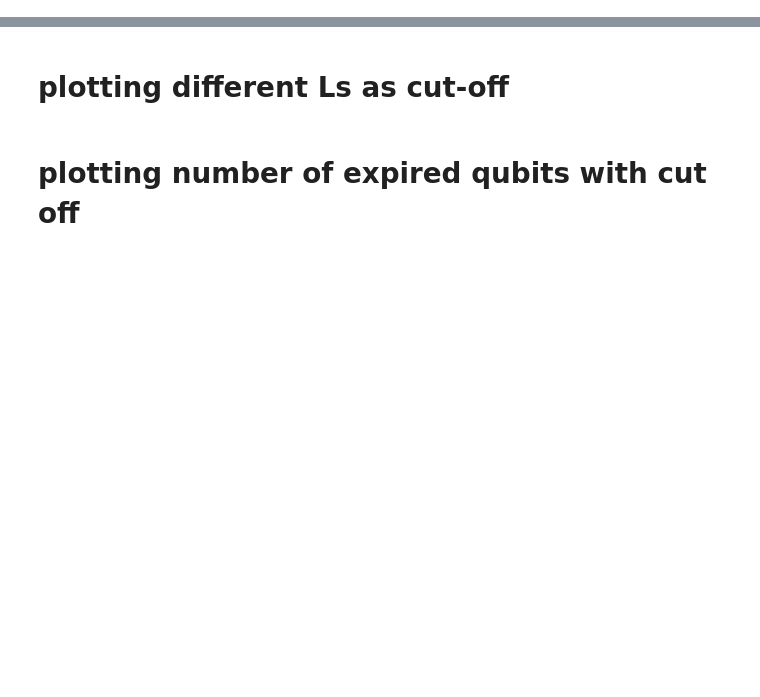
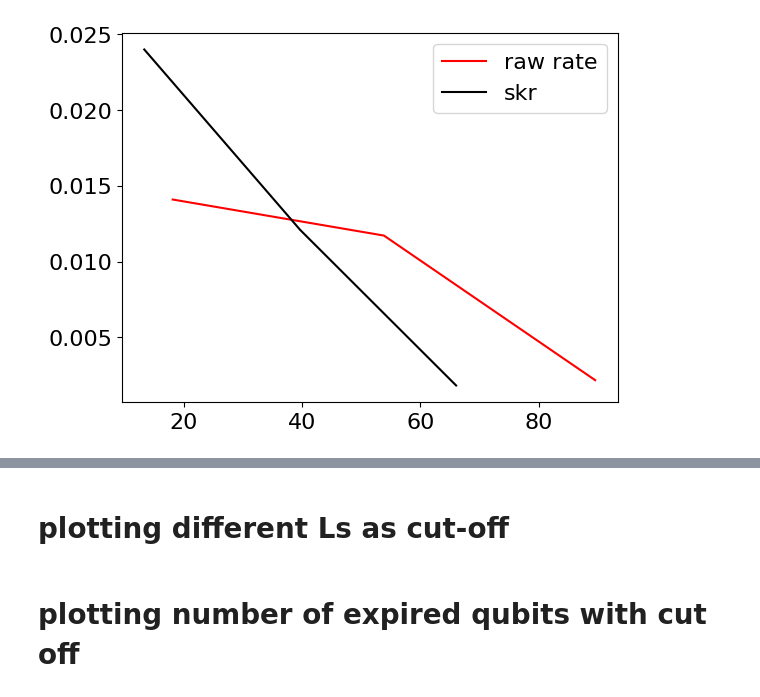
Before and after one commit to pooryousefshahrooz/repeater_chains, a Jupyter notebook: plotting/parsing_and_plotting.ipynb, the cells around one changed output, grey strips where cells are left out. Drawn from its saved outputs; the diff is of its cells as text; code cells hidden in the pictures; blank space fills up the shorter version.

```diff
--- a/plotting/parsing_and_plotting.ipynb
+++ b/plotting/parsing_and_plotting.ipynb
@@ -44,0 +577,4 @@ def h(p_list):
+# %%
+hist(x,y,x_axis_tick_font_size,y_axis_tick_font_size,legend_font_size, 3, "raw","plots/histogram_sequential.pdf")
+# %% [output]
+[figure, added]
```
Also changed, not shown: parts of 28 cells of this notebook, 6 other files.
